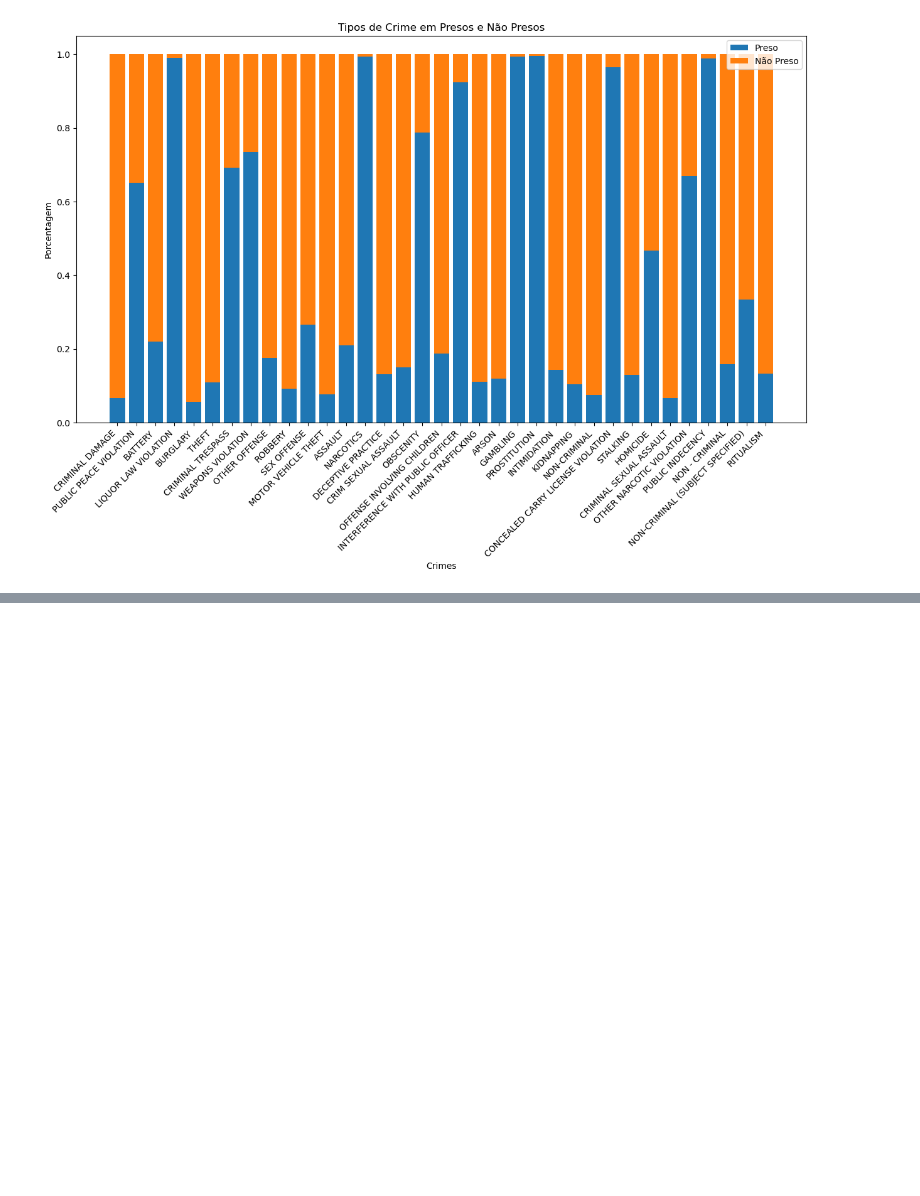
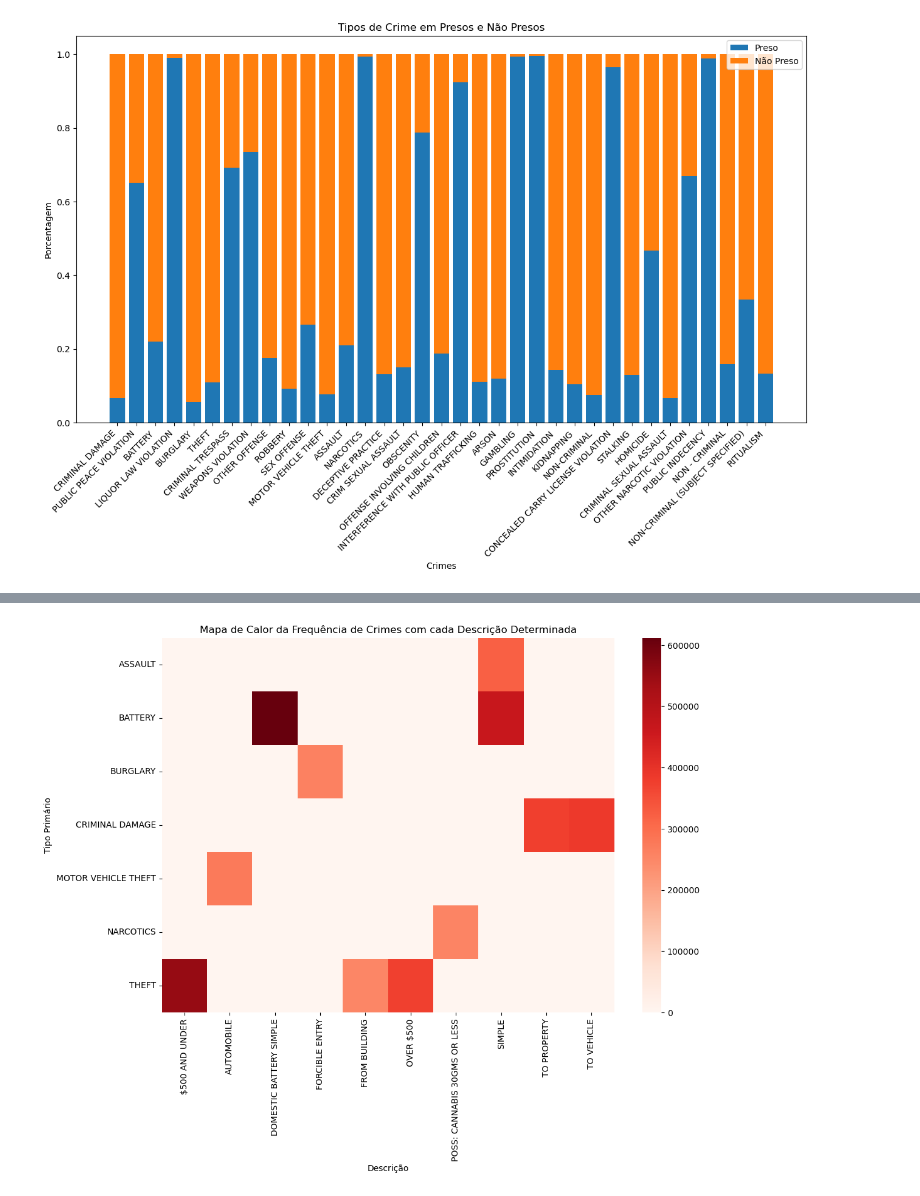
Before and after one commit to raphael-ss/chicago-crime-analysis, a Jupyter notebook: chicago-crimes.ipynb, the cells around one changed output, grey strips where cells are left out. Cells and saved outputs as stored; diff of their text form; code cells hidden in the pictures; blank space fills up the shorter version.

```diff
--- a/chicago-crimes.ipynb
+++ b/chicago-crimes.ipynb
@@ -292,0 +319,40 @@ ValueError: not enough values to unpack (expected 3, got 2)
+# %%
+types = df['Primary Type']
+
+total = types.count()
+
+frequencies_and_labels = dict()
+
+for crime_type in types.unique():
+        freq = types.loc[types == crime_type].count() / total
+        if (freq < 0.03):
+            if 'Other' in frequencies_and_labels.keys():
+                frequencies_and_labels['Other'] += freq
+            else:
+                frequencies_and_labels['Other'] = freq
+
+        else:
+            frequencies_and_labels[crime_type] = freq
+
+
+
+frequencies_and_labels_sorted = dict(sorted(frequencies_and_labels.items(), key=lambda item: item[1], reverse=True))
+
+top_10_types = list(frequencies_and_labels_sorted.keys())[:10]
+
+# Selecting the top 10 descriptions
+top_10_descriptions = df['Description'].value_counts().head(10).index
+
+# Creating a DataFrame with only the top 10 crime types and top 10 location descriptions
+df_top_10 = df[df['Primary Type'].isin(top_10_types) & df['Description'].isin(top_10_descriptions)]
+
+# Creating a heatmap using seaborn
+plt.figure(figsize=(12, 8))
+heatmap_data = df_top_10.pivot_table(index='Primary Type', columns='Description', aggfunc='size', fill_value=0)
+sns.heatmap(heatmap_data, cmap='Reds', annot=False, fmt='g')
+plt.title('Mapa de Calor da Frequência de Crimes com cada Descrição Determinada')
+plt.xlabel('Descrição')
+plt.ylabel('Tipo Primário')
+plt.show()
+# %% [output]
+[figure, added]
```
Also changed, not shown: parts of 7 cells of this notebook.
